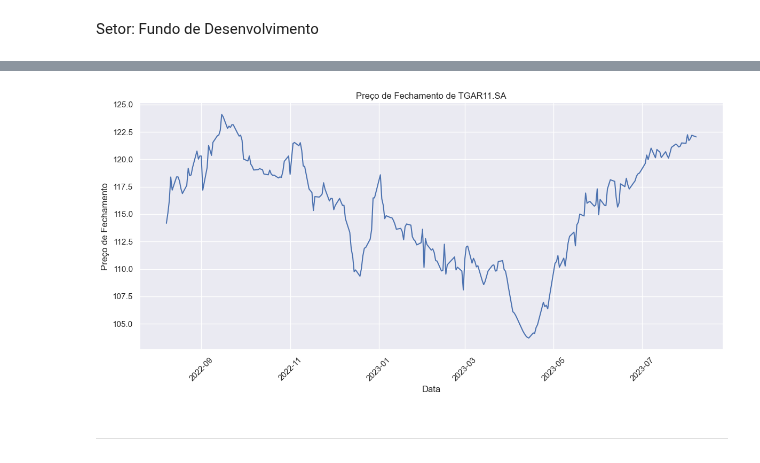
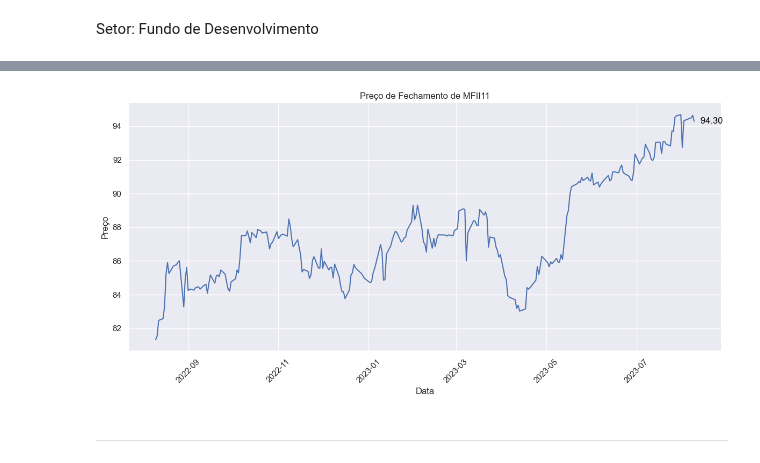
Before and after one commit to Riguini/Fundos-imobiliarios-FIIS-, a Jupyter notebook: FIIS.ipynb, the cells around one changed output, grey strips where cells are left out. Saved outputs shown, nothing was run; the diff lists cells and outputs as text; code cells hidden in the pictures.

```diff
--- a/FIIS.ipynb
+++ b/FIIS.ipynb
@@ -347,5 +347,5 @@ sns.boxplot(data=df[["Preço Atual(R$)"]], orient="h")
 # %%
-df.drop(df.loc[df['Preço Atual(R$)']>=160.00].index, inplace=True)
+df.drop(df.loc[df['Preço Atual(R$)']>=130.00].index, inplace=True)
 sns.set(rc={"figure.figsize":(10, 0.5)})
 sns.boxplot(data=df[["Preço Atual(R$)"]], orient="h")
 # %% [output]
@@ -593,24 +576,33 @@ ticker_f_desenvolvimento = fundo_maior_dividendo['Fundos'].values[0]
 ticker_f_desenvolvimento_completo = ticker_f_desenvolvimento + '.SA'
 # %%
 sns.set_theme(style="darkgrid")
-ticker = ticker_f_desenvolvimento_completo
-fund = yf.Ticker(ticker)
-start_date = "2022-08-08"
-end_date = "2023-08-08"
+data_atual = datetime.date.today()
+um_ano_atras = data_atual - datetime.timedelta(days=365)
+start_date = um_ano_atras.strftime('%Y-%m-%d')
+end_date = data_atual.strftime('%Y-%m-%d')
+
+
+ticker_f_desenvolvimento_completo = ticker_f_desenvolvimento + '.SA'
+fund = yf.Ticker(ticker_f_desenvolvimento_completo)
 historical_data = fund.history(start=start_date, end=end_date)
+preco_atual = historical_data.iloc[-1]['Close']
 
-# Crie um gráfico de linha mais bonito com os dados de preço de fechamento
 plt.figure(figsize=(12, 6))
-plt.plot(historical_data.index, historical_data['Close'], marker='', linestyle='-', color='b')
-plt.title(f"Preço de Fechamento de {ticker}")
+plt.plot(historical_data.index, historical_data['Close'], marker='', linestyle='-', color='b', label='Preço de Fechamento')
+
+plt.annotate(f' {preco_atual:.2f}', xy=(historical_data.index[-1], preco_atual),
+             xytext=(5, 0), textcoords='offset points', va='center', color='black')
+
+plt.title(f"Preço de Fechamento de {ticker_f_desenvolvimento}")
 plt.xlabel("Data")
-plt.ylabel("Preço de Fechamento")
-plt.xticks(rotation=45)  # Rotação dos rótulos do eixo x para melhor legibilidade
-sns.despine()  # Remover as bordas do gráfico
-plt.tight_layout()  # Ajustar o layout
+plt.ylabel("Preço")
+plt.xticks(rotation=45)
+
+sns.despine()
+plt.tight_layout()
 plt.show()
 # %% [output]
-[figure, old version]
+[figure, new version]
 # %% [markdown]
 ___
 # %% [markdown]
```
Also changed, not shown: parts of 14 cells of this notebook.
